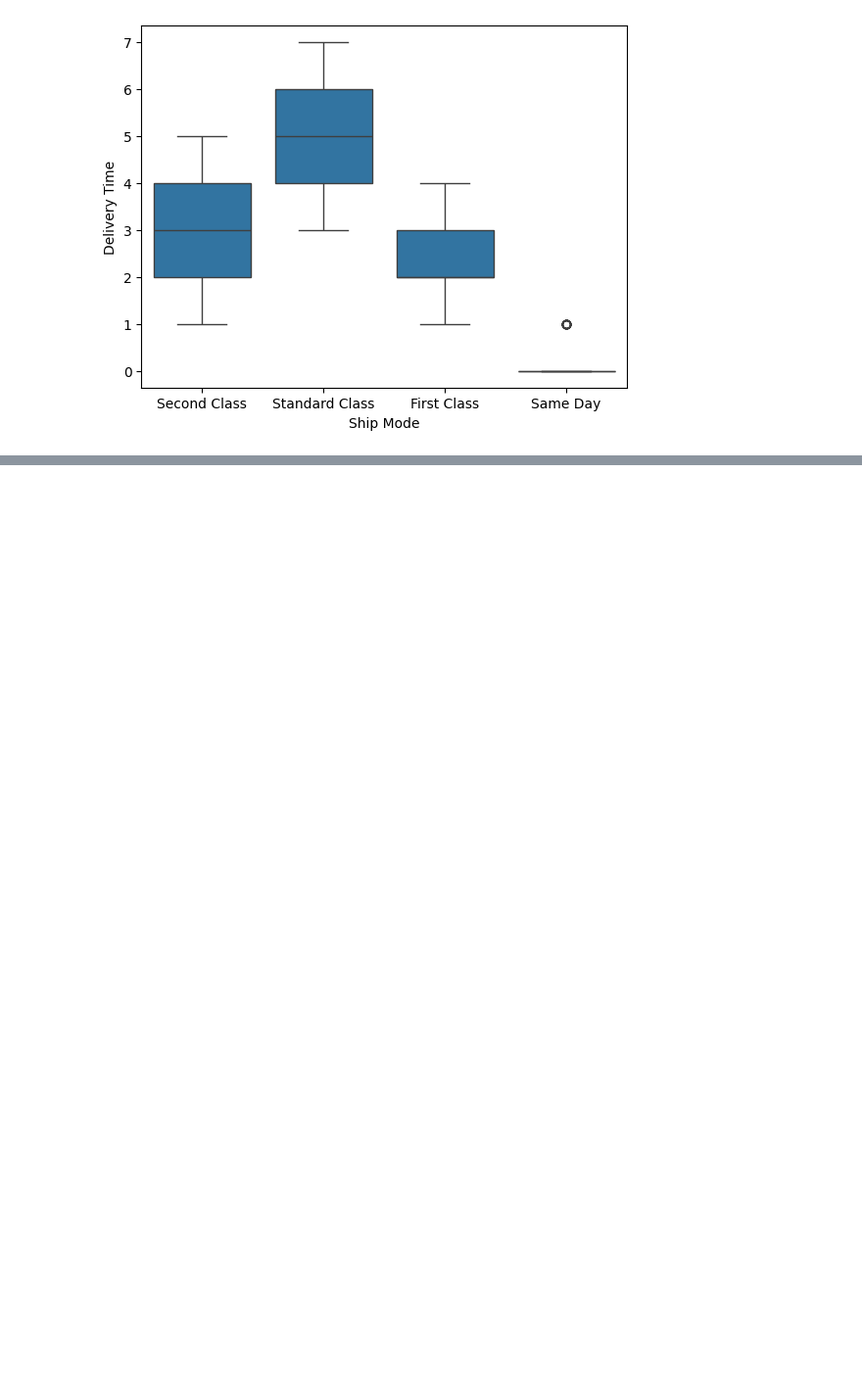
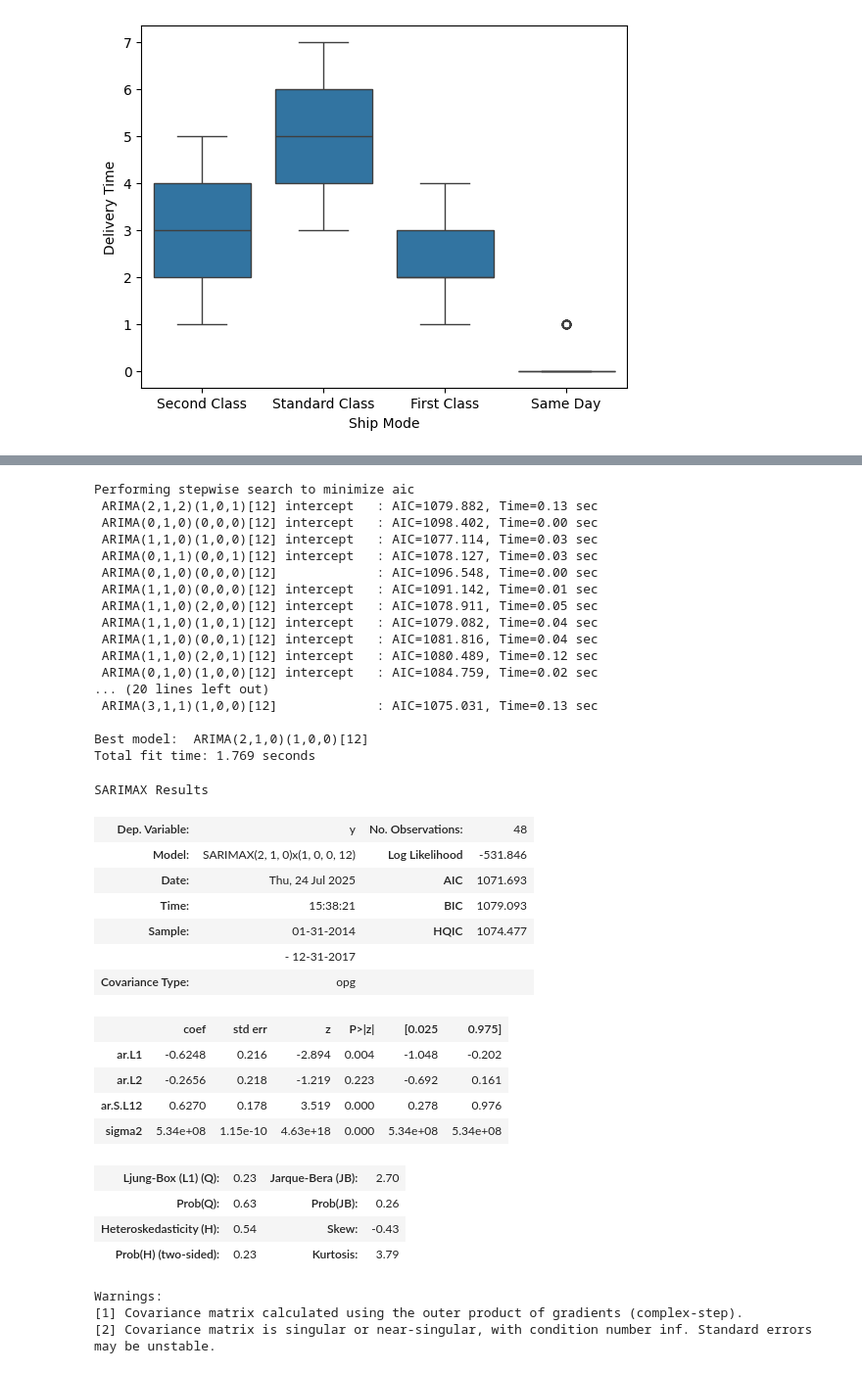
Before and after one commit to KyleNicholls19/StoreDataAnalysis, a Jupyter notebook: StoreAnalysis.ipynb, the cells around one changed output, grey strips where cells are left out. Shown at 98% size. Drawn from its saved outputs; the diff is of its cells as text; code cells hidden in the pictures; blank space fills up the shorter version.

```diff
--- a/StoreAnalysis.ipynb
+++ b/StoreAnalysis.ipynb
@@ -436,0 +459,44 @@ sns.boxplot(x="Ship Mode",y="Delivery Time",data=df)
+# %%
+# Since the p-value is < 0.05 the data is stationary
+
+model = auto_arima(monthly_sales, seasonal=True, m=12, trace=True)
+
+model.summary()
+# %% [output]
+Performing stepwise search to minimize aic
+ ARIMA(2,1,2)(1,0,1)[12] intercept   : AIC=1079.882, Time=0.13 sec
+ ARIMA(0,1,0)(0,0,0)[12] intercept   : AIC=1098.402, Time=0.00 sec
+ ARIMA(1,1,0)(1,0,0)[12] intercept   : AIC=1077.114, Time=0.03 sec
+ ARIMA(0,1,1)(0,0,1)[12] intercept   : AIC=1078.127, Time=0.03 sec
+ ARIMA(0,1,0)(0,0,0)[12]             : AIC=1096.548, Time=0.00 sec
+ ARIMA(1,1,0)(0,0,0)[12] intercept   : AIC=1091.142, Time=0.01 sec
+ ARIMA(1,1,0)(2,0,0)[12] intercept   : AIC=1078.911, Time=0.05 sec
+ ARIMA(1,1,0)(1,0,1)[12] intercept   : AIC=1079.082, Time=0.04 sec
+ ARIMA(1,1,0)(0,0,1)[12] intercept   : AIC=1081.816, Time=0.04 sec
+ ARIMA(1,1,0)(2,0,1)[12] intercept   : AIC=1080.489, Time=0.12 sec
+ ARIMA(0,1,0)(1,0,0)[12] intercept   : AIC=1084.759, Time=0.02 sec
+... (20 lines left out)
+ ARIMA(3,1,1)(1,0,0)[12]             : AIC=1075.031, Time=0.13 sec
+
+Best model:  ARIMA(2,1,0)(1,0,0)[12]
+Total fit time: 1.769 seconds
+SARIMAX Results
+| Dep. Variable: | y | No. Observations: | 48 |
+| Model: | SARIMAX(2, 1, 0)x(1, 0, 0, 12) | Log Likelihood | -531.846 |
+| Date: | Thu, 24 Jul 2025 | AIC | 1071.693 |
+| Time: | 15:38:21 | BIC | 1079.093 |
+| Sample: | 01-31-2014 | HQIC | 1074.477 |
+|  | - 12-31-2017 |  |  |
+| Covariance Type: | opg |  |  |
+|  | coef | std err | z | P>|z| | [0.025 | 0.975] |
+| ar.L1 | -0.6248 | 0.216 | -2.894 | 0.004 | -1.048 | -0.202 |
+| ar.L2 | -0.2656 | 0.218 | -1.219 | 0.223 | -0.692 | 0.161 |
+| ar.S.L12 | 0.6270 | 0.178 | 3.519 | 0.000 | 0.278 | 0.976 |
+| sigma2 | 5.34e+08 | 1.15e-10 | 4.63e+18 | 0.000 | 5.34e+08 | 5.34e+08 |
+| Ljung-Box (L1) (Q): | 0.23 | Jarque-Bera (JB): | 2.70 |
+| Prob(Q): | 0.63 | Prob(JB): | 0.26 |
+| Heteroskedasticity (H): | 0.54 | Skew: | -0.43 |
+| Prob(H) (two-sided): | 0.23 | Kurtosis: | 3.79 |
+Warnings:
+[1] Covariance matrix calculated using the outer product of gradients (complex-step).
+[2] Covariance matrix is singular or near-singular, with condition number inf. Standard errors may be unstable.
```
Also changed, not shown: parts of 7 cells of this notebook.
